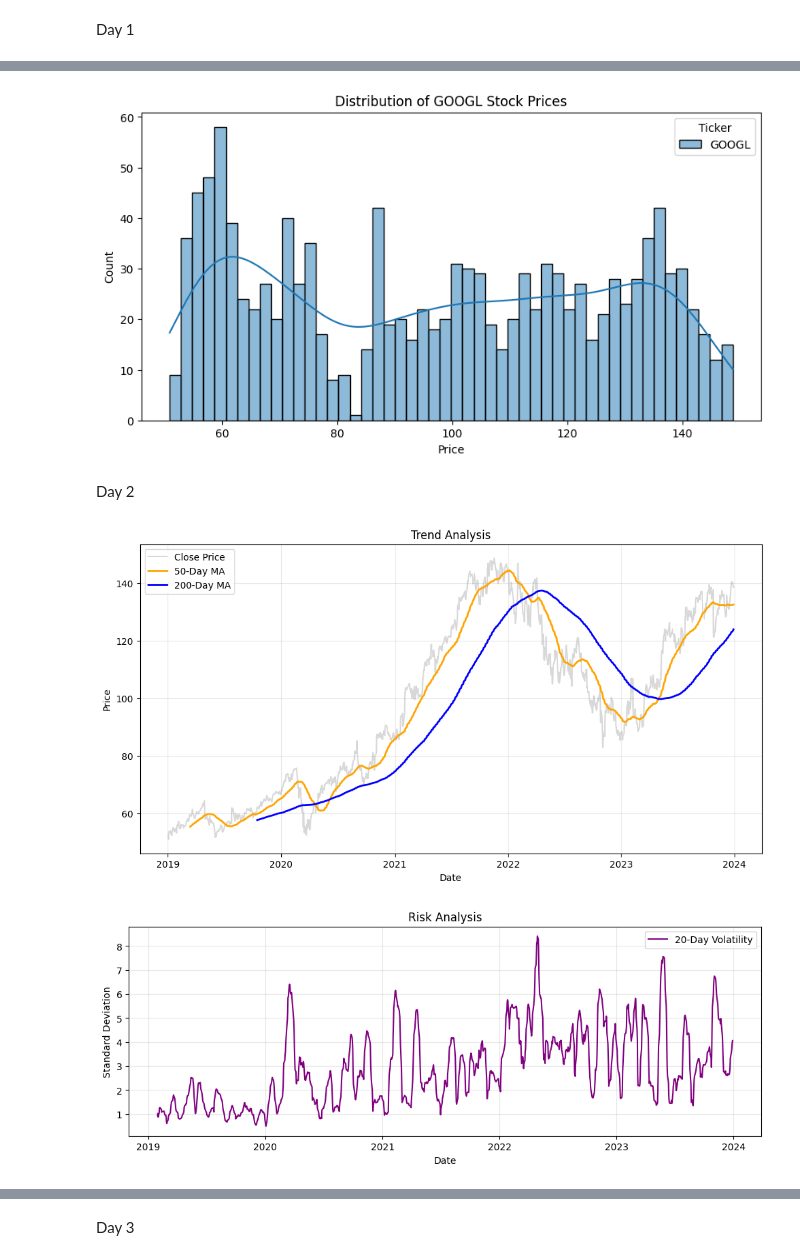
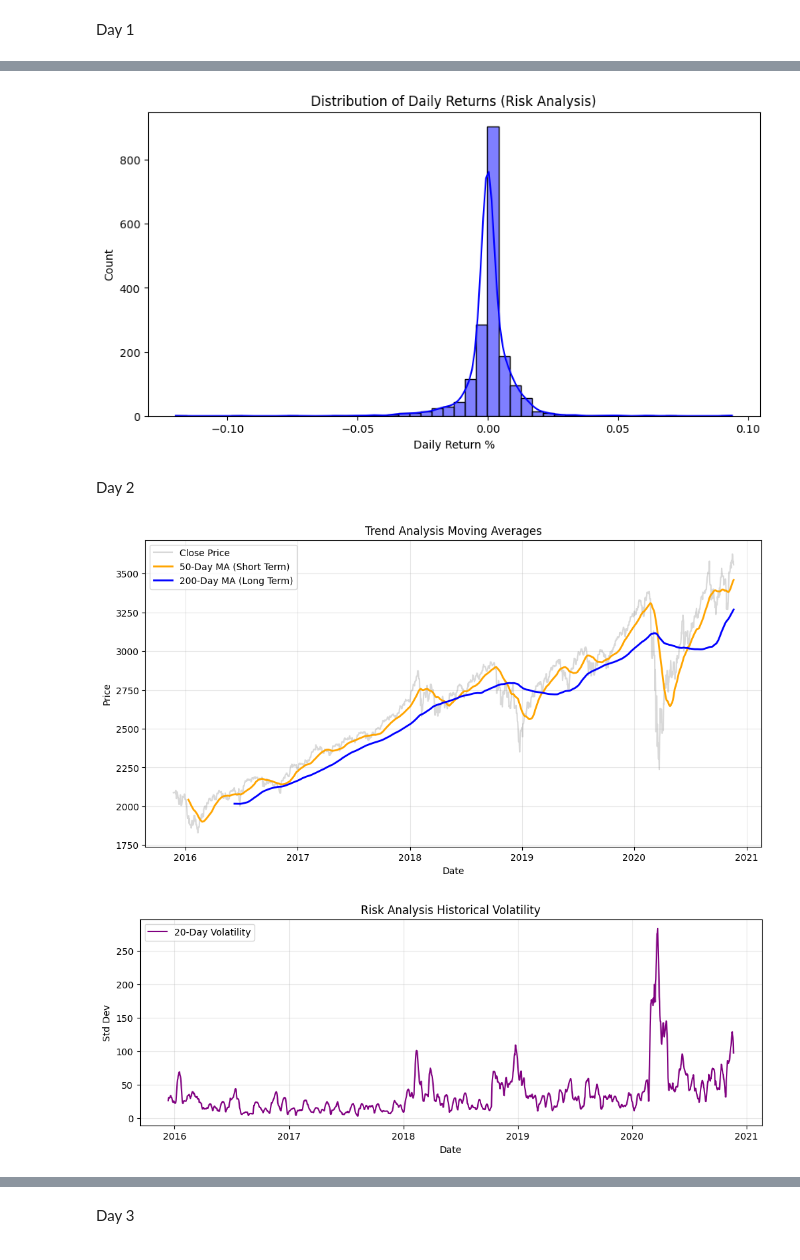
Before and after one commit to hardiksharma2005/Time-series-forcasting, a Jupyter notebook: Time_Series_Forcasting_project.ipynb, the cells around one changed output, grey strips where cells are left out. Saved outputs shown, nothing was run; the diff lists cells and outputs as text; code cells hidden in the pictures.

```diff
--- a/Time_Series_Forcasting_project.ipynb
+++ b/Time_Series_Forcasting_project.ipynb
@@ -41 +13,10 @@ df.describe()
+# %%
+# Loading data
+df = pd.read_csv('stock_data.csv', parse_dates=['Date'], index_col='Date')
+# %%
+# Data preprocessing
+data = df[['Close']].copy()
+data['Close'] = pd.to_numeric(data['Close'], errors='coerce')
+data.dropna(inplace=True)
+data.sort_index(inplace=True)
 # %%
@@ -54,12 +34,14 @@ plt.show()
 # %%
-# Distribution of prices
+# Visualization of the trend
+data['Daily_Return'] = data['Close'].pct_change()
+
 plt.figure(figsize=(10, 5))
-sns.histplot(data['Close'], kde=True, color='purple', bins=50)
-plt.title(f"Distribution of {ticker} Stock Prices")
-plt.xlabel("Price")
+sns.histplot(data['Daily_Return'].dropna(), bins=50, kde=True, color='blue')
+plt.title("Distribution of Daily Returns (Risk Analysis)")
+plt.xlabel("Daily Return %")
 plt.show()
 # %% [output]
-[figure, old version]
+[figure, new version]
 # %% [markdown]
 Day 2
 # %%
@@ -75,31 +58,28 @@ data['Volatility'] = data['Close'].rolling(window=20).std()
 # %%
 plt.figure(figsize=(12, 6))
-
 plt.plot(data.index, data['Close'], label='Close Price', alpha=0.3, color='gray')
 
-# Plotting moving averages
-plt.plot(data.index, data['MA_50'], label='50-Day MA', color='orange', linewidth=2)
-plt.plot(data.index, data['MA_200'], label='200-Day MA', color='blue', linewidth=2)
+# Plotting MAs
+plt.plot(data.index, data['MA_50'], label='50-Day MA (Short Term)', color='orange', linewidth=2)
+plt.plot(data.index, data['MA_200'], label='200-Day MA (Long Term)', color='blue', linewidth=2)
 
-plt.title("Trend Analysis")
+plt.title("Trend Analysis Moving Averages")
 plt.xlabel("Date")
 plt.ylabel("Price")
 plt.legend()
 plt.grid(True, alpha=0.3)
 plt.show()
 # %% [output]
-[figure, old version]
+[figure, new version]
 # %%
 # Plotting the risk
 plt.figure(figsize=(12, 4))
-
 plt.plot(data.index, data['Volatility'], label='20-Day Volatility', color='purple')
-
-plt.title("Risk Analysis")
+plt.title("Risk Analysis Historical Volatility")
 plt.xlabel("Date")
-plt.ylabel("Standard Deviation")
+plt.ylabel("Std Dev")
 plt.legend()
 plt.grid(True, alpha=0.3)
 plt.show()
 # %% [output]
-[figure, old version]
+[figure, new version]
```
Also changed, not shown: parts of 17 cells of this notebook.
